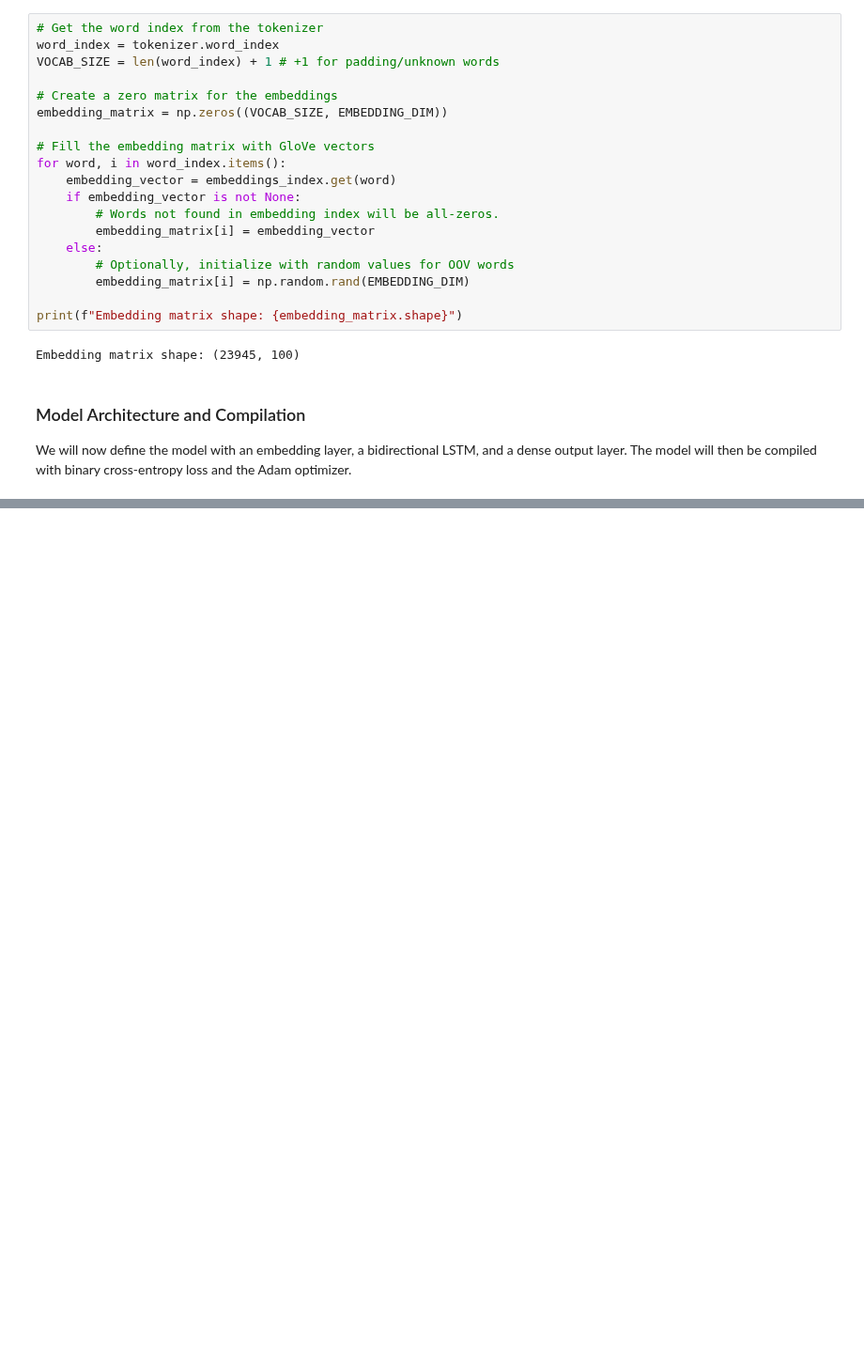
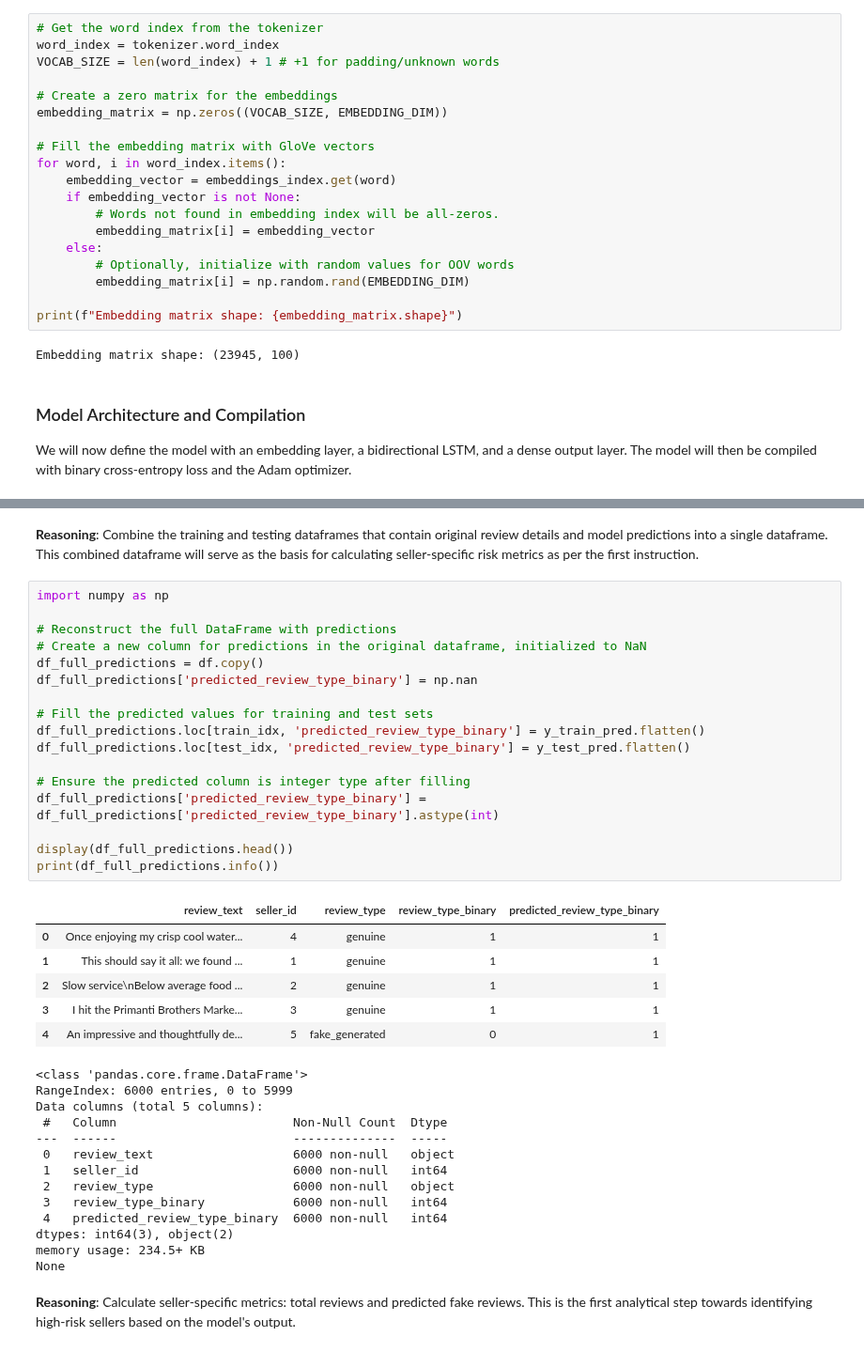
Before and after one commit to abilashkannanv/AIML, a Jupyter notebook: TrustCart_Phase2_Fake_Review_Detection1.ipynb, the cells around one changed output, grey strips where cells are left out. Shown at 94% size. Cells and saved outputs as stored; diff of their text form; blank space fills up the shorter version.

```diff
--- a/TrustCart_Phase2_Fake_Review_Detection1.ipynb
+++ b/TrustCart_Phase2_Fake_Review_Detection1.ipynb
@@ -406,0 +757,43 @@ Epoch 2/5
+# %% [markdown]
+**Reasoning**:
+Combine the training and testing dataframes that contain original review details and model predictions into a single dataframe. This combined dataframe will serve as the basis for calculating seller-specific risk metrics as per the first instruction.
+# %%
+import numpy as np
+
+# Reconstruct the full DataFrame with predictions
+# Create a new column for predictions in the original dataframe, initialized to NaN
+df_full_predictions = df.copy()
+df_full_predictions['predicted_review_type_binary'] = np.nan
+
+# Fill the predicted values for training and test sets
+df_full_predictions.loc[train_idx, 'predicted_review_type_binary'] = y_train_pred.flatten()
+df_full_predictions.loc[test_idx, 'predicted_review_type_binary'] = y_test_pred.flatten()
+
+# Ensure the predicted column is integer type after filling
+df_full_predictions['predicted_review_type_binary'] = df_full_predictions['predicted_review_type_binary'].astype(int)
+
+display(df_full_predictions.head())
+print(df_full_predictions.info())
+# %% [output]
+|  | review_text | seller_id | review_type | review_type_binary | predicted_review_type_binary |
+| 0 | Once enjoying my crisp cool water... | 4 | genuine | 1 | 1 |
+| 1 | This should say it all: we found ... | 1 | genuine | 1 | 1 |
+| 2 | Slow service\nBelow average food ... | 2 | genuine | 1 | 1 |
+| 3 | I hit the Primanti Brothers Marke... | 3 | genuine | 1 | 1 |
+| 4 | An impressive and thoughtfully de... | 5 | fake_generated | 0 | 1 |
+<class 'pandas.core.frame.DataFrame'>
+RangeIndex: 6000 entries, 0 to 5999
+Data columns (total 5 columns):
+ #   Column                        Non-Null Count  Dtype
+---  ------                        --------------  -----
+ 0   review_text                   6000 non-null   object
+ 1   seller_id                     6000 non-null   int64
+ 2   review_type                   6000 non-null   object
+ 3   review_type_binary            6000 non-null   int64
+ 4   predicted_review_type_binary  6000 non-null   int64
+dtypes: int64(3), object(2)
+memory usage: 234.5+ KB
+None
+# %% [markdown]
+**Reasoning**:
+Calculate seller-specific metrics: total reviews and predicted fake reviews. This is the first analytical step towards identifying high-risk sellers based on the model's output.
```
Also changed, not shown: parts of 35 cells of this notebook.
